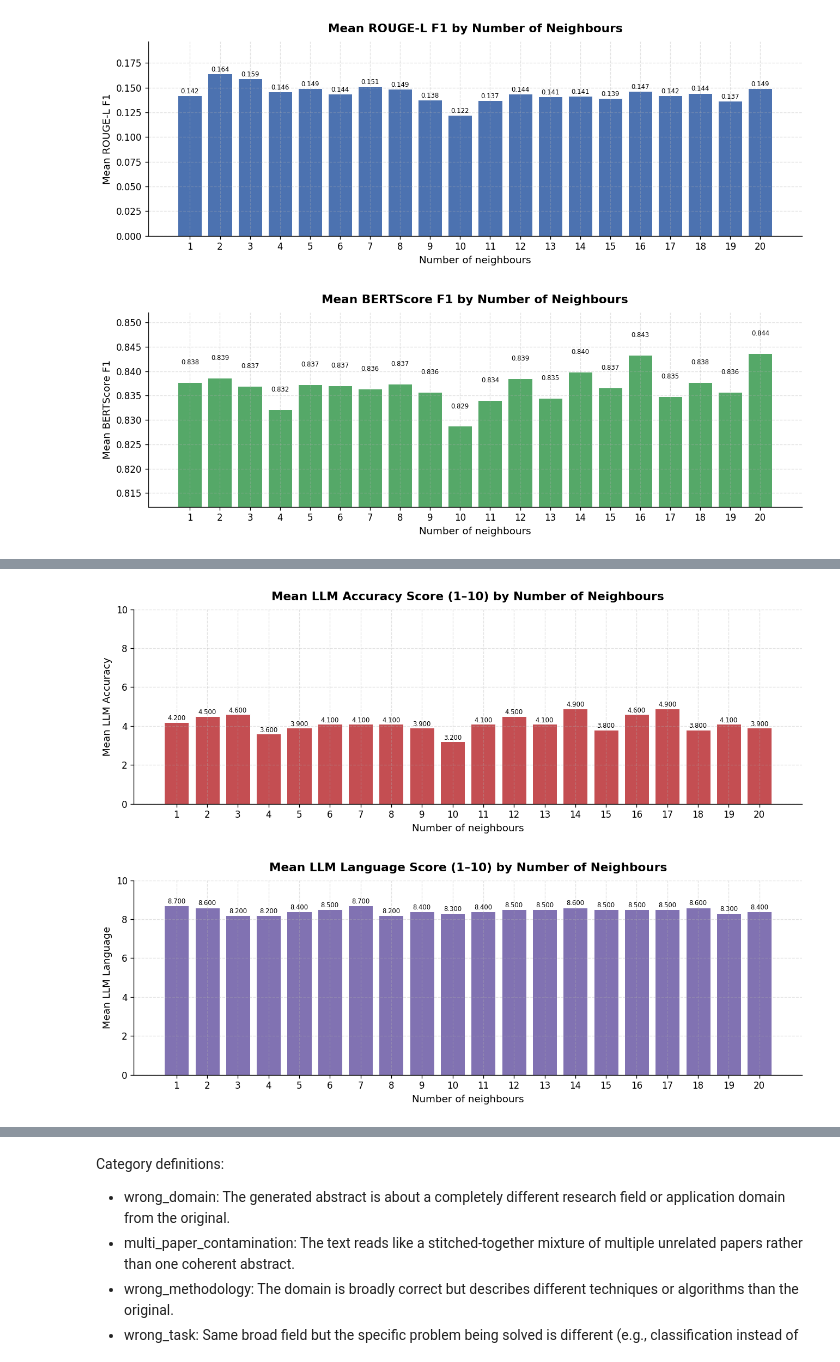
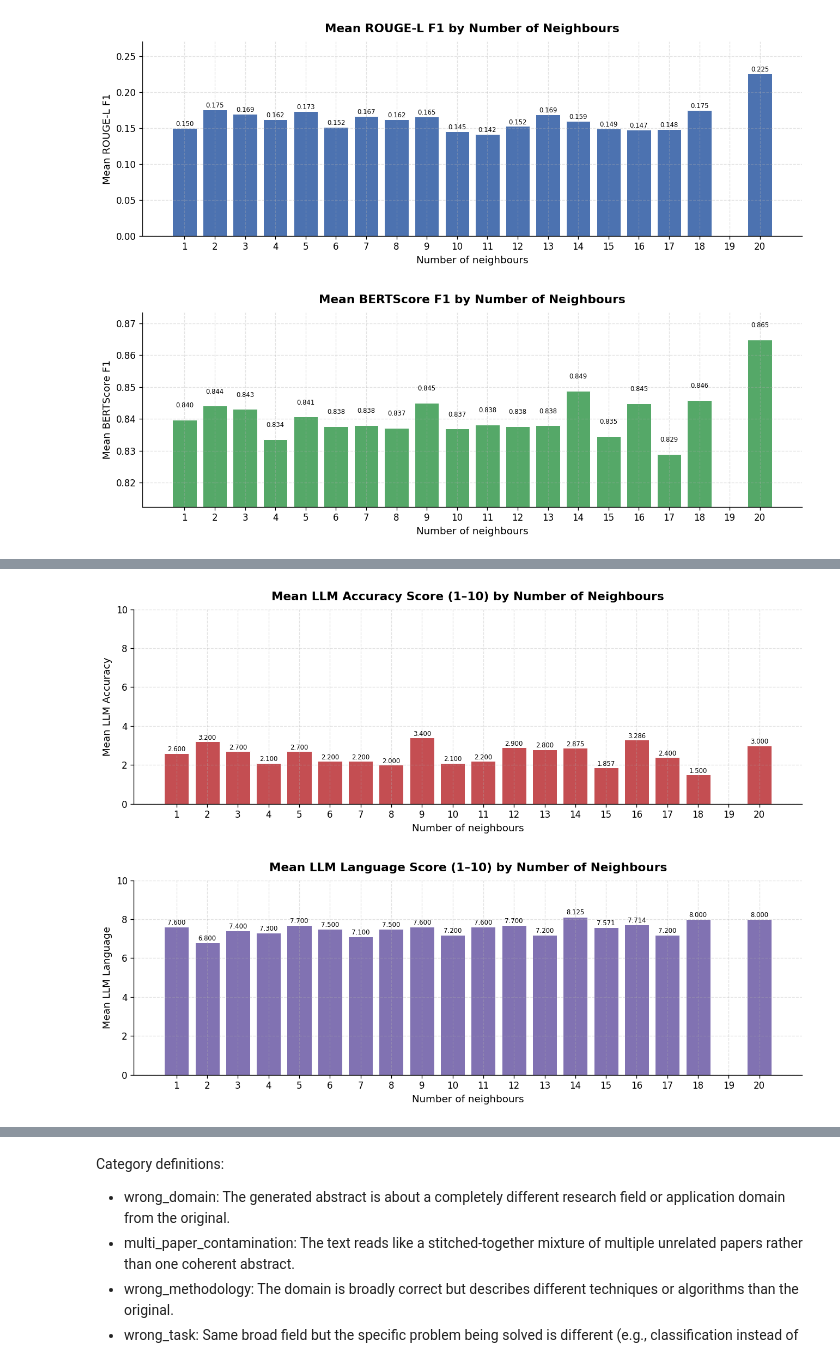
Before and after one commit to gemacsanad/bsc-thesis, a Jupyter notebook: cosine_filter/generation/centroid_cosine_distance_90/analysis.ipynb, the cells around one changed output, grey strips where cells are left out. Cells and saved outputs as stored; diff of their text form; code cells hidden in the pictures.

```diff
--- a/cosine_filter/generation/centroid_cosine_distance_90/analysis.ipynb
+++ b/cosine_filter/generation/centroid_cosine_distance_90/analysis.ipynb
@@ -4,7 +4,7 @@ import matplotlib.pyplot as plt
 import matplotlib.ticker as mticker
 import numpy as np
 
-df = pd.read_csv('evaluated_results_gpt.csv')
+df = pd.read_csv('evaluated_results.csv')
 
 # coerce LLM score columns to numeric (turns 'skipped (generation error)' → NaN)
 for col in ['llm_accuracy', 'llm_coherence', 'llm_language']:
@@ -68,7 +67,7 @@ bar_plot(rougel_mean,
          color='#4C72B0',
          ylim=(0, max(rougel_mean.dropna()) * 1.2))
 # %% [output]
-[figure, old version]
+[figure, new version]
 # %%
 # ── 2. Mean BERTScore F1 ──────────────────────────────────────────────────────
 bert_mean = df.groupby('num_of_neighbors')['bertscore_f1'].mean()
@@ -80,10 +79,14 @@ bar_plot(bert_mean,
          color='#55A868',
          ylim=(ymin, ymax))
 # %% [output]
-[figure, old version]
+[figure, new version]
 # %%
 # ── 3. Mean LLM Accuracy ──────────────────────────────────────────────────────
 acc_mean = df.groupby('num_of_neighbors')['llm_accuracy'].mean()
+overall_acc_mean = df['llm_accuracy'].mean()
+num_successful = (~df['is_error']).sum()
+print(f'Overall mean LLM accuracy: {overall_acc_mean:.3f}')
+print(f'Successfully generated (non-error): {num_successful} / {len(df)}')
 bar_plot(acc_mean,
          title='Mean LLM Accuracy Score (1–10) by Number of Neighbours',
          ylabel='Mean LLM Accuracy',
@@ -93,4 +98,4 @@ bar_plot(acc_mean,
-[figure, old version]
+[figure, new version]
 # %%
 # ── 4. Mean LLM Language ──────────────────────────────────────────────────────
 lang_mean = df.groupby('num_of_neighbors')['llm_language'].mean()
@@ -100,7 +105,7 @@ bar_plot(lang_mean,
          color='#8172B2',
          ylim=(0, 10))
 # %% [output]
-[figure, old version]
+[figure, new version]
 # %%
 # ── 5. Mean LLM Coherence ─────────────────────────────────────────────────────
 coh_mean = df.groupby('num_of_neighbors')['llm_coherence'].mean()
```
Also changed, not shown: parts of 6 cells of this notebook, 17 other files.
